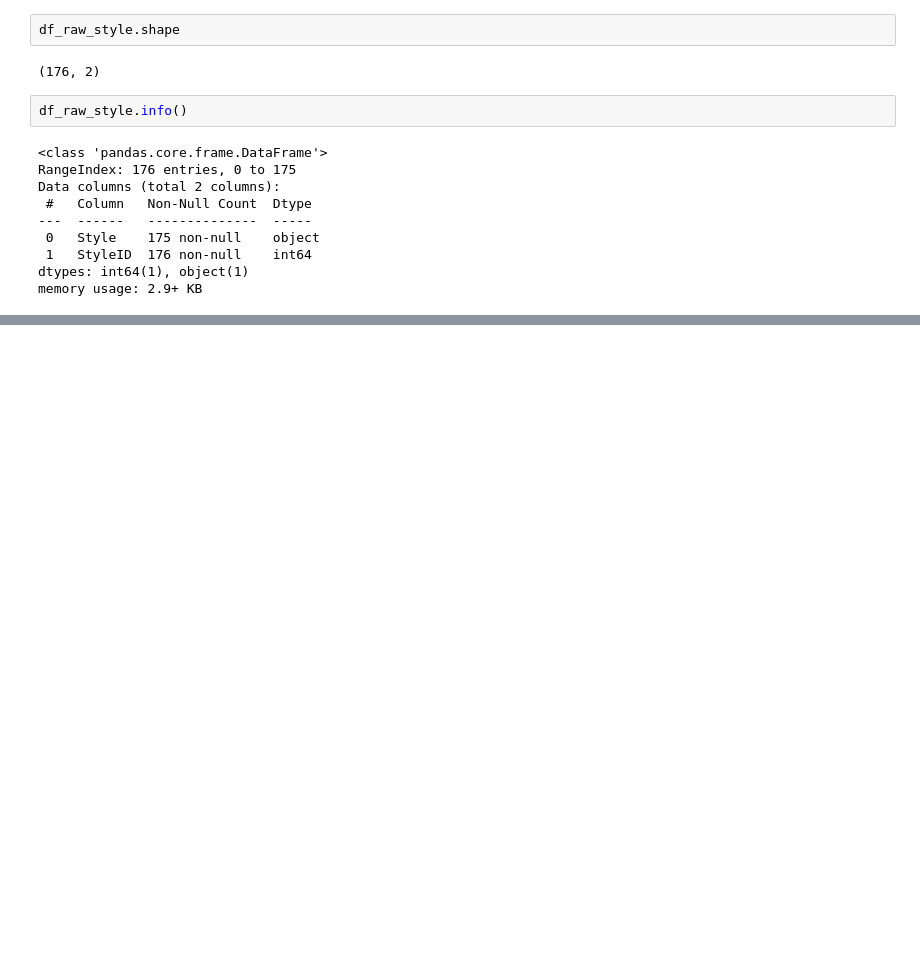
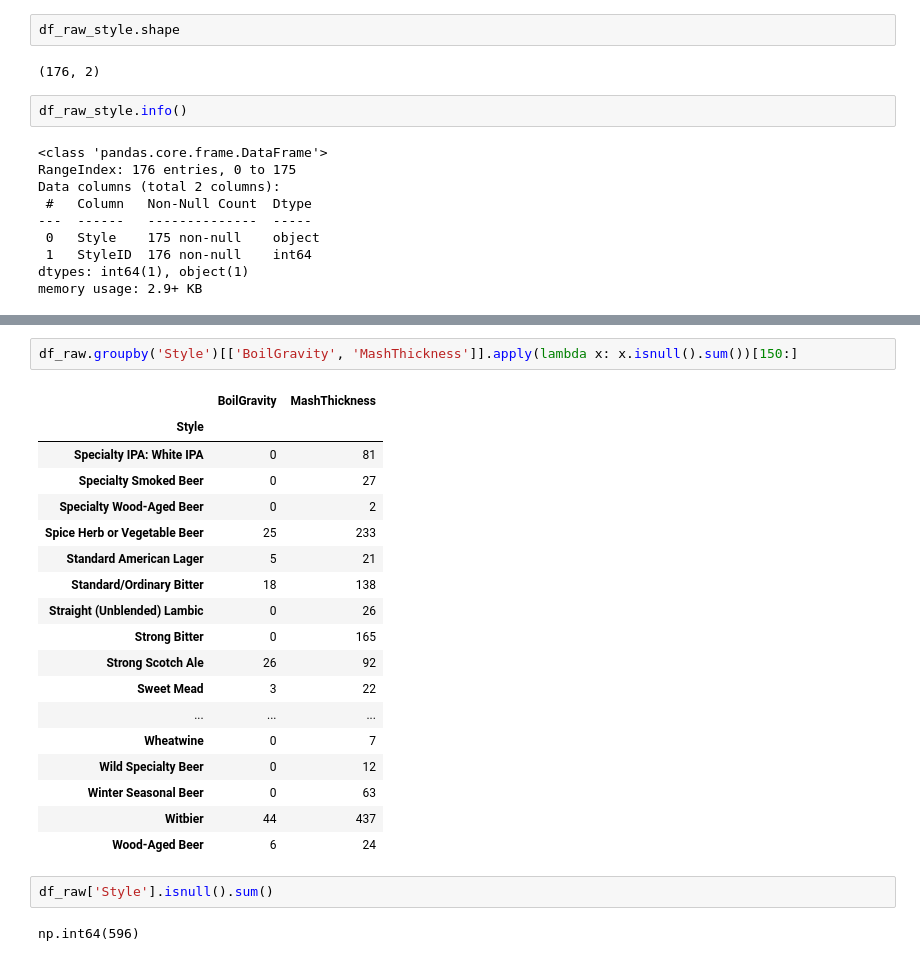
Before and after one commit to a70mico/Final_Project_Data_Science, a Jupyter notebook: src/explore.ipynb, the cells around one changed output, grey strips where cells are left out. Drawn from its saved outputs; the diff is of its cells as text; blank space fills up the shorter version.

```diff
--- a/src/explore.ipynb
+++ b/src/explore.ipynb
@@ -72,0 +166,25 @@ memory usage: 2.9+ KB
+# %%
+df_raw.groupby('Style')[['BoilGravity', 'MashThickness']].apply(lambda x: x.isnull().sum())[150:]
+# %% [output]
+|  | BoilGravity | MashThickness |
+| Style |  |  |
+| Specialty IPA: White IPA | 0 | 81 |
+| Specialty Smoked Beer | 0 | 27 |
+| Specialty Wood-Aged Beer | 0 | 2 |
+| Spice Herb or Vegetable Beer | 25 | 233 |
+| Standard American Lager | 5 | 21 |
+| Standard/Ordinary Bitter | 18 | 138 |
+| Straight (Unblended) Lambic | 0 | 26 |
+| Strong Bitter | 0 | 165 |
+| Strong Scotch Ale | 26 | 92 |
+| Sweet Mead | 3 | 22 |
+| ... | ... | ... |
+| Wheatwine | 0 | 7 |
+| Wild Specialty Beer | 0 | 12 |
+| Winter Seasonal Beer | 0 | 63 |
+| Witbier | 44 | 437 |
+| Wood-Aged Beer | 6 | 24 |
+# %%
+df_raw['Style'].isnull().sum()
+# %% [output]
+np.int64(596)
```
Also changed, not shown: parts of 5 cells of this notebook.
